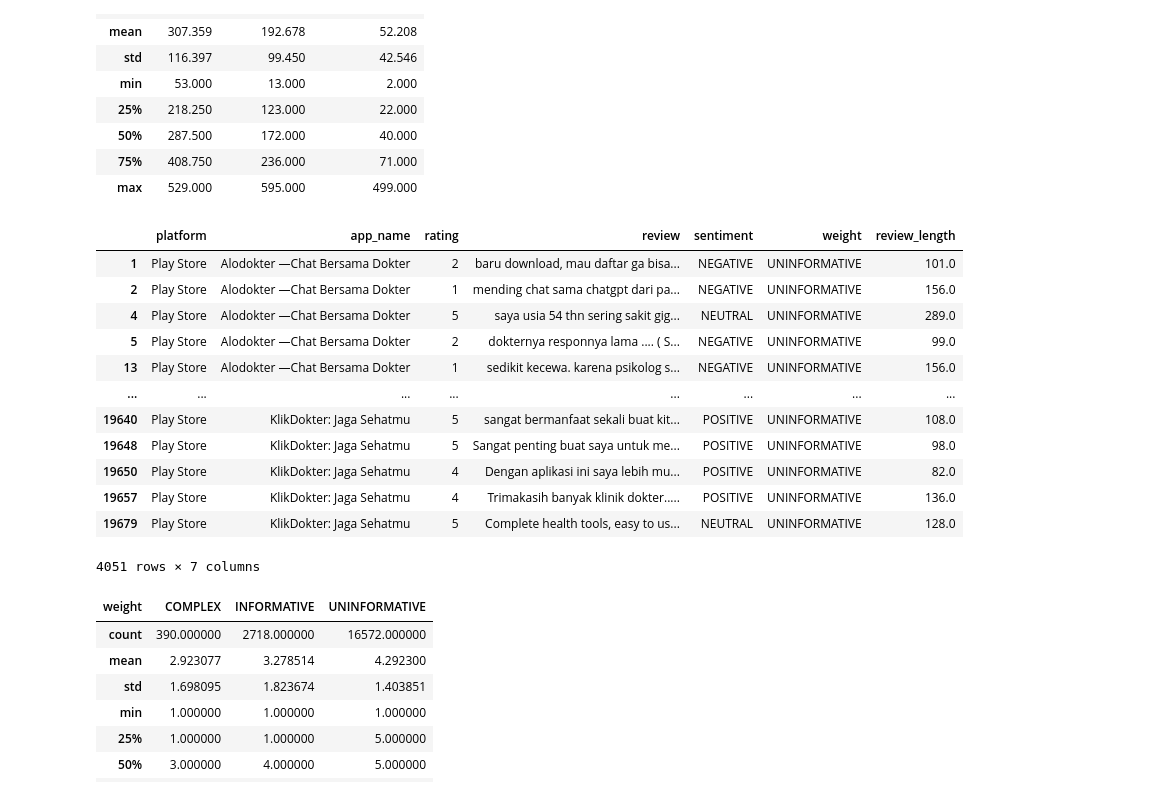
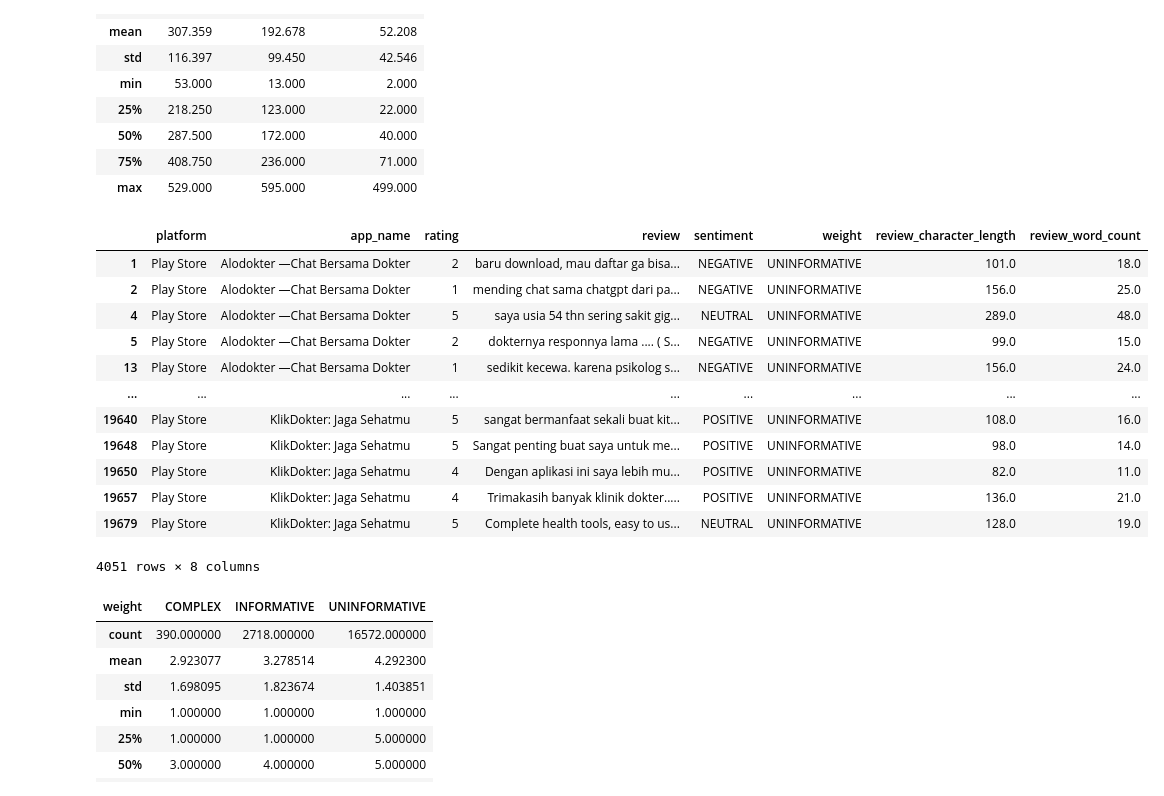
Before and after one commit to AlvinWjy25/telemedicine-sentiment-analysis-MTL, a Jupyter notebook: notebook/EDA.ipynb, the cells around one changed output. Cells and saved outputs as stored; diff of their text form; code cells hidden in the pictures.

```diff
--- a/notebook/EDA.ipynb
+++ b/notebook/EDA.ipynb
@@ -126,21 +126,21 @@ df.groupby('weight')['review_length'].describe().round(3).T
 | 75% | 408.750 | 236.000 | 71.000 |
 | max | 529.000 | 595.000 | 499.000 |
 # %%
-df[(df['review_length'] > 71) & (df['weight'] == 'UNINFORMATIVE')]
+df[(df['review_character_length'] > 71) & (df['weight'] == 'UNINFORMATIVE')]
 # %% [output]
-|  | platform | app_name | rating | review | sentiment | weight | review_length |
-| 1 | Play Store | Alodokter —Chat Bersama Dokter | 2 | baru download, mau daftar ga bisa... | NEGATIVE | UNINFORMATIVE | 101.0 |
-| 2 | Play Store | Alodokter —Chat Bersama Dokter | 1 | mending chat sama chatgpt dari pa... | NEGATIVE | UNINFORMATIVE | 156.0 |
-| 4 | Play Store | Alodokter —Chat Bersama Dokter | 5 | saya usia 54 thn sering sakit gig... | NEUTRAL | UNINFORMATIVE | 289.0 |
-| 5 | Play Store | Alodokter —Chat Bersama Dokter | 2 | dokternya responnya lama .... ( S... | NEGATIVE | UNINFORMATIVE | 99.0 |
-| 13 | Play Store | Alodokter —Chat Bersama Dokter | 1 | sedikit kecewa. karena psikolog s... | NEGATIVE | UNINFORMATIVE | 156.0 |
-| ... | ... | ... | ... | ... | ... | ... | ... |
-| 19640 | Play Store | KlikDokter: Jaga Sehatmu | 5 | sangat bermanfaat sekali buat kit... | POSITIVE | UNINFORMATIVE | 108.0 |
-| 19648 | Play Store | KlikDokter: Jaga Sehatmu | 5 | Sangat penting buat saya untuk me... | POSITIVE | UNINFORMATIVE | 98.0 |
-| 19650 | Play Store | KlikDokter: Jaga Sehatmu | 4 | Dengan aplikasi ini saya lebih mu... | POSITIVE | UNINFORMATIVE | 82.0 |
-| 19657 | Play Store | KlikDokter: Jaga Sehatmu | 4 | Trimakasih banyak klinik dokter..... | POSITIVE | UNINFORMATIVE | 136.0 |
-| 19679 | Play Store | KlikDokter: Jaga Sehatmu | 5 | Complete health tools, easy to us... | NEUTRAL | UNINFORMATIVE | 128.0 |
+|  | platform | app_name | rating | review | sentiment | weight | review_character_length | review_word_count |
+| 1 | Play Store | Alodokter —Chat Bersama Dokter | 2 | baru download, mau daftar ga bisa... | NEGATIVE | UNINFORMATIVE | 101.0 | 18.0 |
+| 2 | Play Store | Alodokter —Chat Bersama Dokter | 1 | mending chat sama chatgpt dari pa... | NEGATIVE | UNINFORMATIVE | 156.0 | 25.0 |
+| 4 | Play Store | Alodokter —Chat Bersama Dokter | 5 | saya usia 54 thn sering sakit gig... | NEUTRAL | UNINFORMATIVE | 289.0 | 48.0 |
+| 5 | Play Store | Alodokter —Chat Bersama Dokter | 2 | dokternya responnya lama .... ( S... | NEGATIVE | UNINFORMATIVE | 99.0 | 15.0 |
+| 13 | Play Store | Alodokter —Chat Bersama Dokter | 1 | sedikit kecewa. karena psikolog s... | NEGATIVE | UNINFORMATIVE | 156.0 | 24.0 |
+| ... | ... | ... | ... | ... | ... | ... | ... | ... |
+| 19640 | Play Store | KlikDokter: Jaga Sehatmu | 5 | sangat bermanfaat sekali buat kit... | POSITIVE | UNINFORMATIVE | 108.0 | 16.0 |
+| 19648 | Play Store | KlikDokter: Jaga Sehatmu | 5 | Sangat penting buat saya untuk me... | POSITIVE | UNINFORMATIVE | 98.0 | 14.0 |
+| 19650 | Play Store | KlikDokter: Jaga Sehatmu | 4 | Dengan aplikasi ini saya lebih mu... | POSITIVE | UNINFORMATIVE | 82.0 | 11.0 |
+| 19657 | Play Store | KlikDokter: Jaga Sehatmu | 4 | Trimakasih banyak klinik dokter..... | POSITIVE | UNINFORMATIVE | 136.0 | 21.0 |
+| 19679 | Play Store | KlikDokter: Jaga Sehatmu | 5 | Complete health tools, easy to us... | NEUTRAL | UNINFORMATIVE | 128.0 | 19.0 |
-4051 rows × 7 columns
+4051 rows × 8 columns
 # %%
 df.groupby('weight')['rating'].describe().T
 # %% [output]
```
Also changed, not shown: parts of 13 cells of this notebook.
